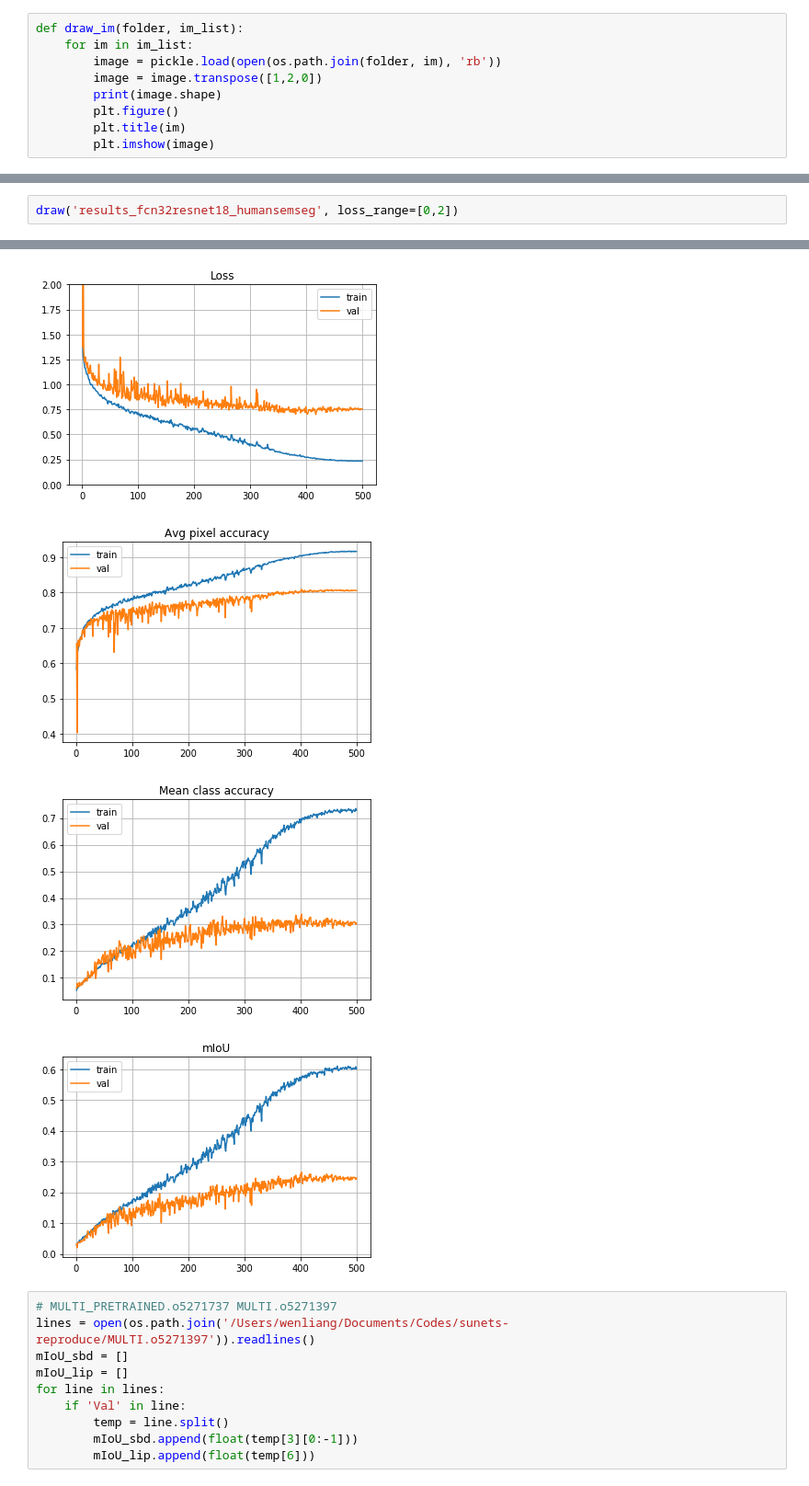
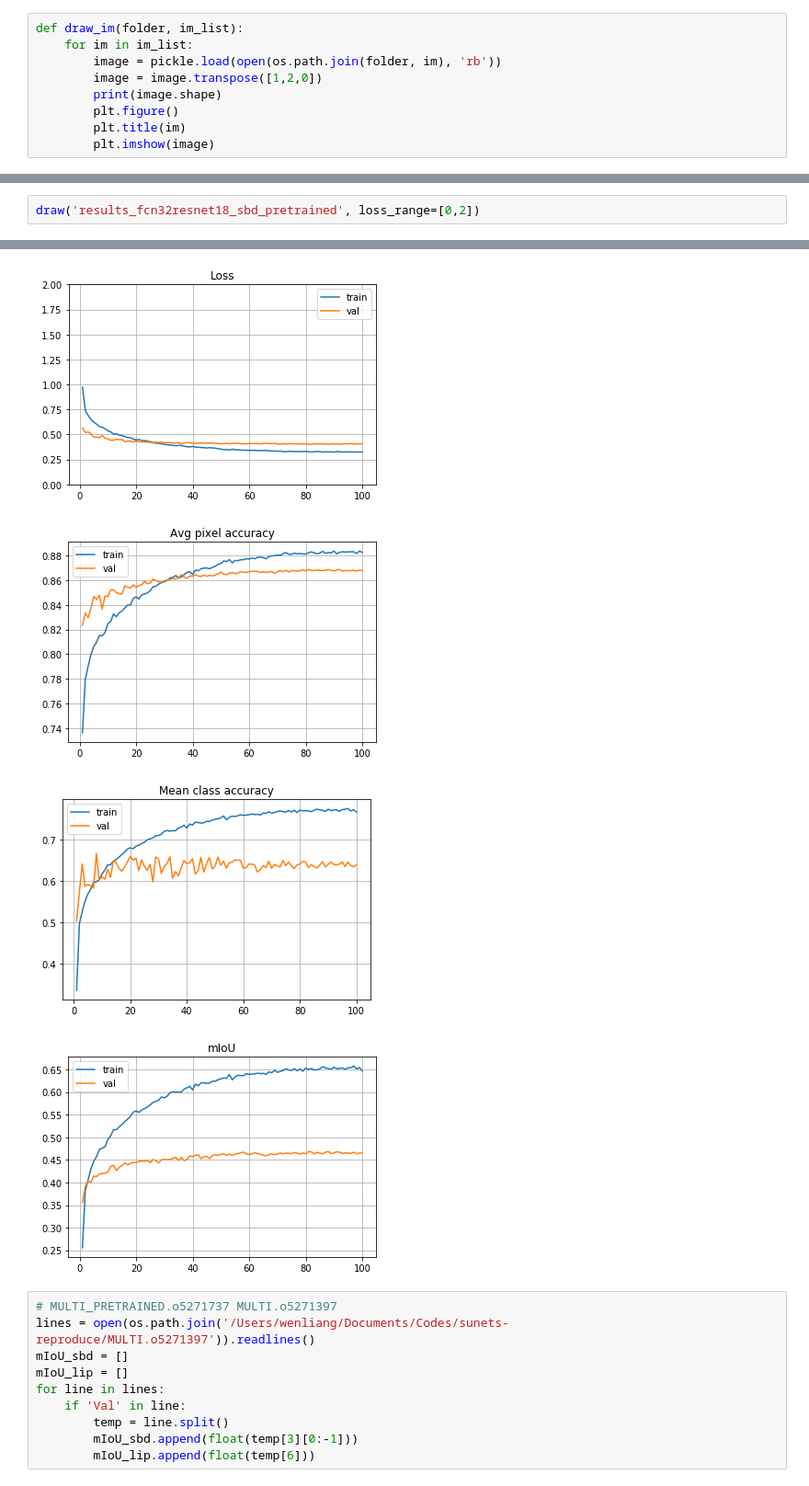
Before and after one commit to wenliangdai/msc-project, a Jupyter notebook: visualisation.ipynb, the cells around one changed output, grey strips where cells are left out. Shown: that part at 92% size. Drawn from its saved outputs; the diff is of its cells as text.

```diff
--- a/visualisation.ipynb
+++ b/visualisation.ipynb
@@ -157,3 +160,3 @@ FileNotFoundError: [Errno 2] No such file or directory: 'results_fcn32resnet34_h
 # %%
-draw('results_fcn32resnet18_humansemseg', loss_range=[0,2])
+draw('results_fcn32resnet18_sbd_pretrained', loss_range=[0,2])
 # %% [output]
@@ -177,7 +163,7 @@ draw('results_fcn32resnet18_humansemseg', loss_range=[0,2])
-[figure, old version]
+[figure, new version]
-[figure, old version]
+[figure, new version]
-[figure, old version]
+[figure, new version]
-[figure, old version]
+[figure, new version]
 # %%
 # MULTI_PRETRAINED.o5271737 MULTI.o5271397
 lines = open(os.path.join('/Users/wenliang/Documents/Codes/sunets-reproduce/MULTI.o5271397')).readlines()
```
Also changed, not shown: parts of 7 cells of this notebook, 1 other file.
